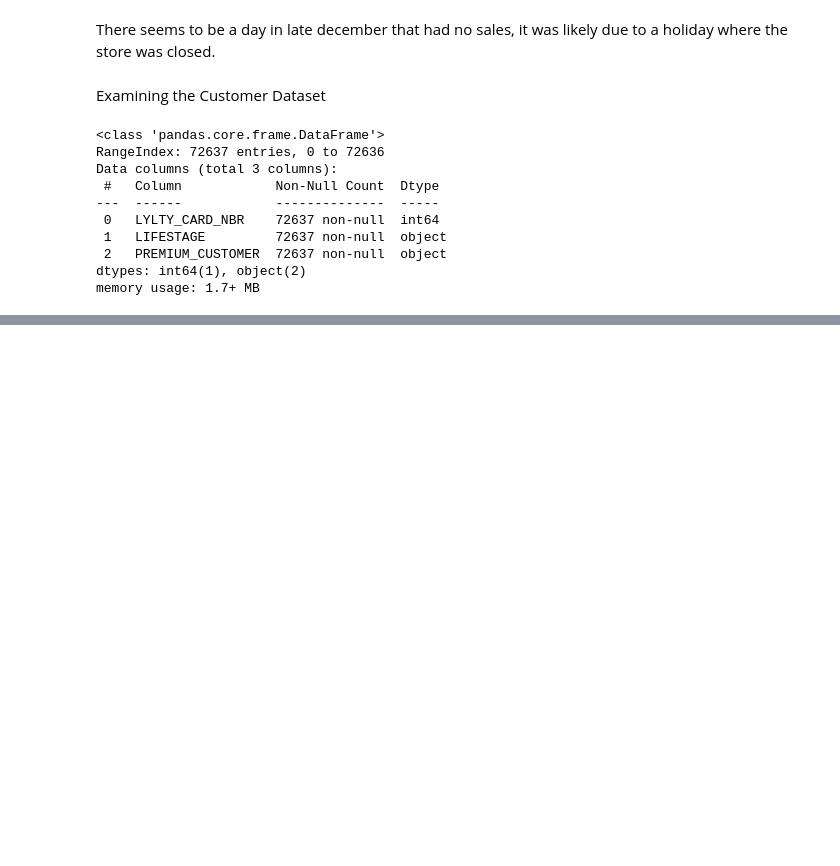
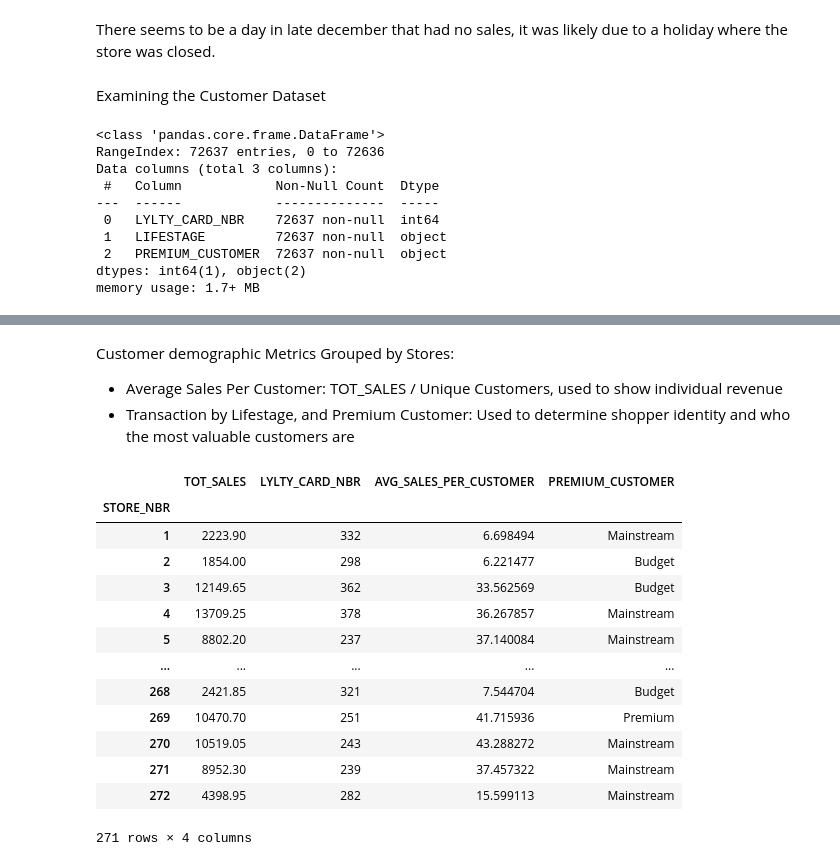
Before and after one commit to schao021/Quantium-Data-Analytics, a Jupyter notebook: Task_1_new.ipynb, the cells around one changed output, grey strips where cells are left out. Saved outputs shown, nothing was run; the diff lists cells and outputs as text; code cells hidden in the pictures; blank space fills up the shorter version.

```diff
--- a/Task_1_new.ipynb
+++ b/Task_1_new.ipynb
@@ -272,0 +341,29 @@ Length: 72637, dtype: bool
+# %% [markdown]
+Customer demographic Metrics Grouped by Stores:
+- Average Sales Per Customer: TOT_SALES / Unique Customers, used to show individual revenue
+- Transaction by Lifestage, and Premium Customer: Used to determine shopper identity and who the most valuable customers are
+# %%
+avg_sales_per_customer = store_merged_df.groupby("STORE_NBR").agg({
+    "TOT_SALES": "sum",
+    "LYLTY_CARD_NBR": "nunique"
+})
+avg_sales_per_customer["AVG_SALES_PER_CUSTOMER"] = (
+    avg_sales_per_customer["TOT_SALES"] / avg_sales_per_customer["LYLTY_CARD_NBR"]
+)
+avg_sales_per_customer["PREMIUM_CUSTOMER"] = store_merged_df["PREMIUM_CUSTOMER"]
+avg_sales_per_customer
+# %% [output]
+|  | TOT_SALES | LYLTY_CARD_NBR | AVG_SALES_PER_CUSTOMER | PREMIUM_CUSTOMER |
+| STORE_NBR |  |  |  |  |
+| 1 | 2223.90 | 332 | 6.698494 | Mainstream |
+| 2 | 1854.00 | 298 | 6.221477 | Budget |
+| 3 | 12149.65 | 362 | 33.562569 | Budget |
+| 4 | 13709.25 | 378 | 36.267857 | Mainstream |
+| 5 | 8802.20 | 237 | 37.140084 | Mainstream |
+| ... | ... | ... | ... | ... |
+| 268 | 2421.85 | 321 | 7.544704 | Budget |
+| 269 | 10470.70 | 251 | 41.715936 | Premium |
+| 270 | 10519.05 | 243 | 43.288272 | Mainstream |
+| 271 | 8952.30 | 239 | 37.457322 | Mainstream |
+| 272 | 4398.95 | 282 | 15.599113 | Mainstream |
+271 rows × 4 columns
```
Also changed, not shown: parts of 15 cells of this notebook.
